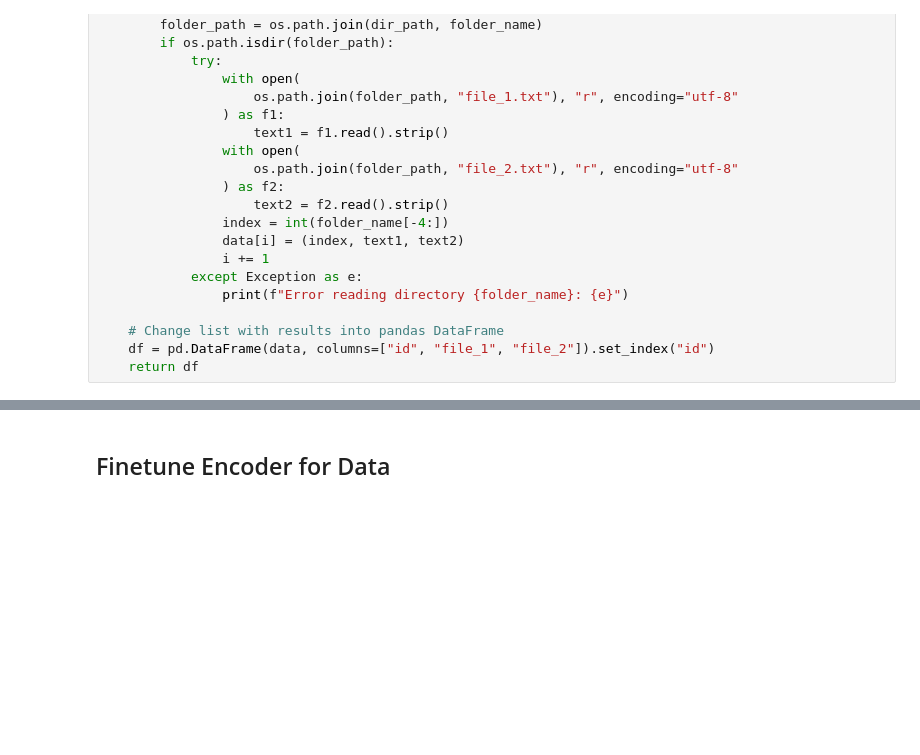
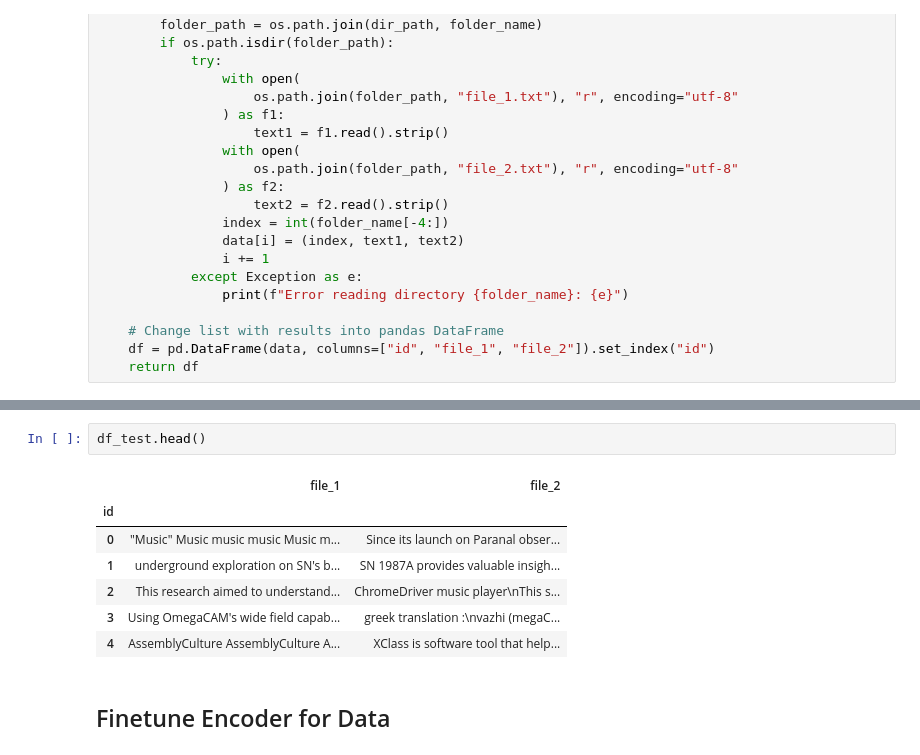
Before and after one commit to thangquang09/CTAI_MachineLearning, a Jupyter notebook: notebooks/fake-or-real-prediction.ipynb, the cells around one changed output, grey strips where cells are left out. Saved outputs shown, nothing was run; the diff lists cells and outputs as text; blank space fills up the shorter version.

```diff
--- a/notebooks/fake-or-real-prediction.ipynb
+++ b/notebooks/fake-or-real-prediction.ipynb
@@ -630,3 +622,13 @@ df_train.head()
+# %%
+df_test.head()
+# %% [output]
+|  | file_1 | file_2 |
+| id |  |  |
+| 0 | "Music" Music music music Music m... | Since its launch on Paranal obser... |
+| 1 | underground exploration on SN's b... | SN 1987A provides valuable insigh... |
+| 2 | This research aimed to understand... | ChromeDriver music player\nThis s... |
+| 3 | Using OmegaCAM's wide field capab... | greek translation :\nvazhi (megaC... |
+| 4 | AssemblyCulture AssemblyCulture A... | XClass is software tool that help... |
 # %% [markdown]
 ## Finetune Encoder for Data
 # %%
```
Also changed, not shown: parts of 20 cells of this notebook, 5 other files.
